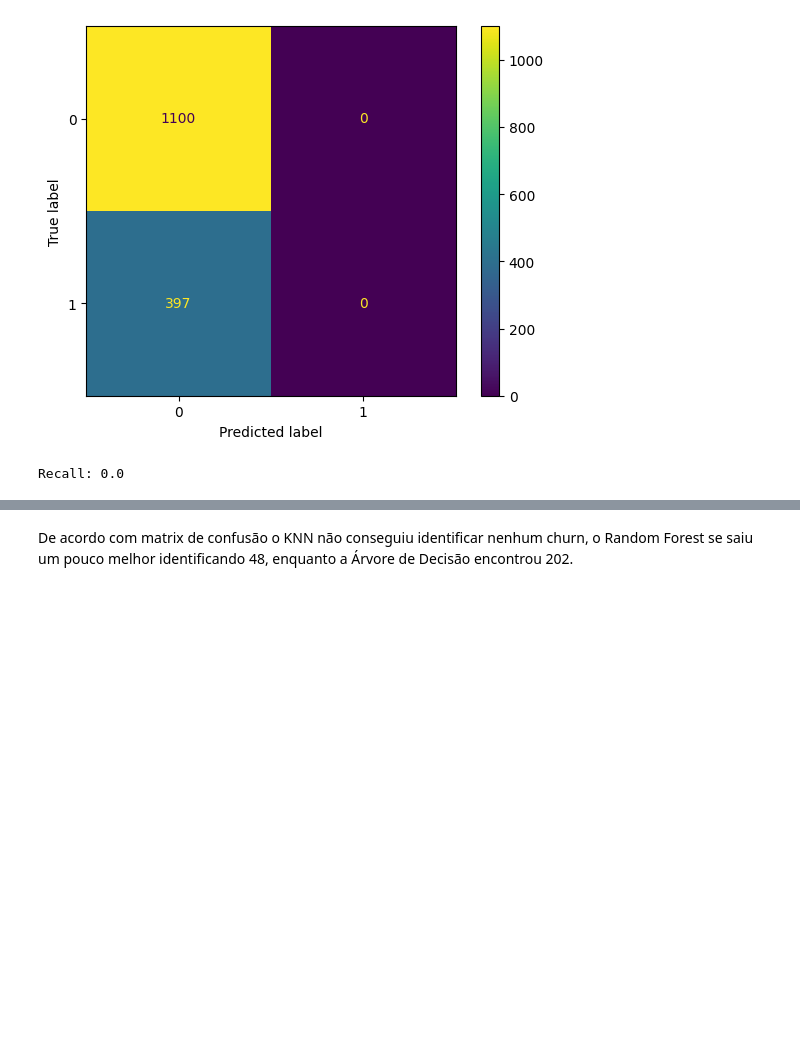
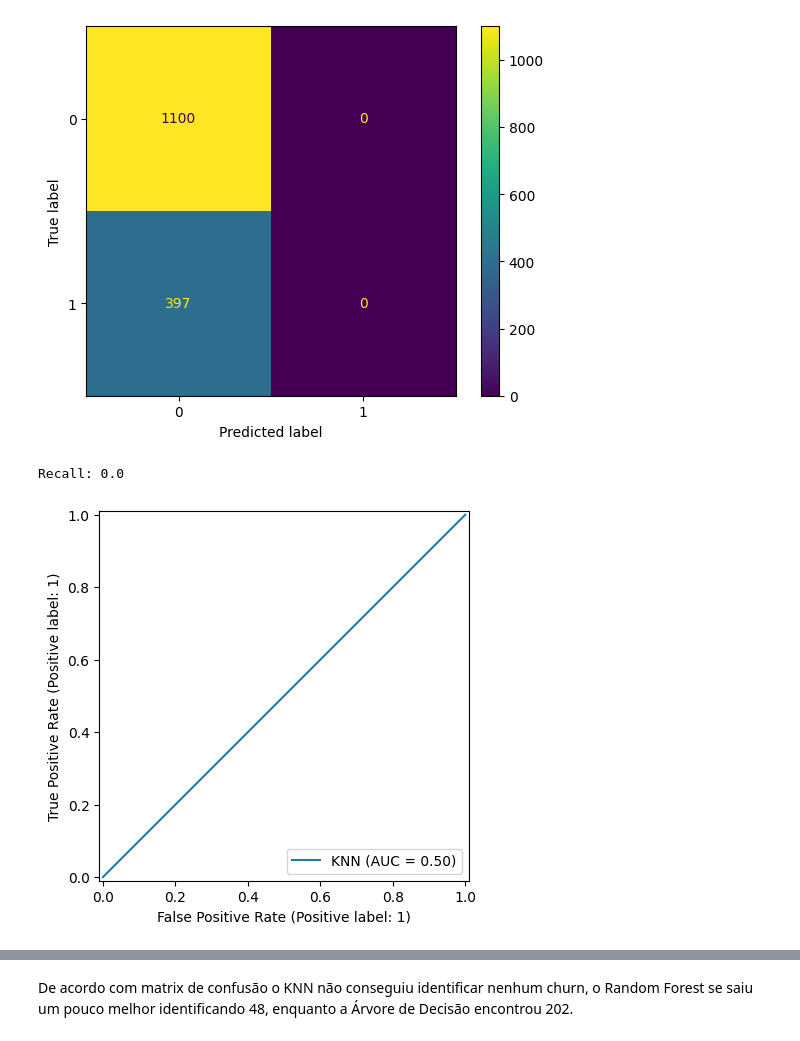
Before and after one commit to FilipeMadeira13/churn_prediction, a Jupyter notebook: notebooks/main.ipynb, the cells around one changed output, grey strips where cells are left out. Saved outputs shown, nothing was run; the diff lists cells and outputs as text; code cells hidden in the pictures; blank space fills up the shorter version.

```diff
--- a/notebooks/main.ipynb
+++ b/notebooks/main.ipynb
@@ -247,6 +253,10 @@ ConfusionMatrixDisplay.from_predictions(y_val, y_expected);
 print(f'Recall: {recall_score(y_val, y_expected)}')
 # %% [output]
 Recall: 0.0
+# %%
+RocCurveDisplay.from_predictions(y_val, y_expected, name='KNN');
+# %% [output]
+[figure, added]
 # %%
 # Random Forest
 y_expected = forest.predict(x_val)
```
Also changed, not shown: parts of 8 cells of this notebook.
